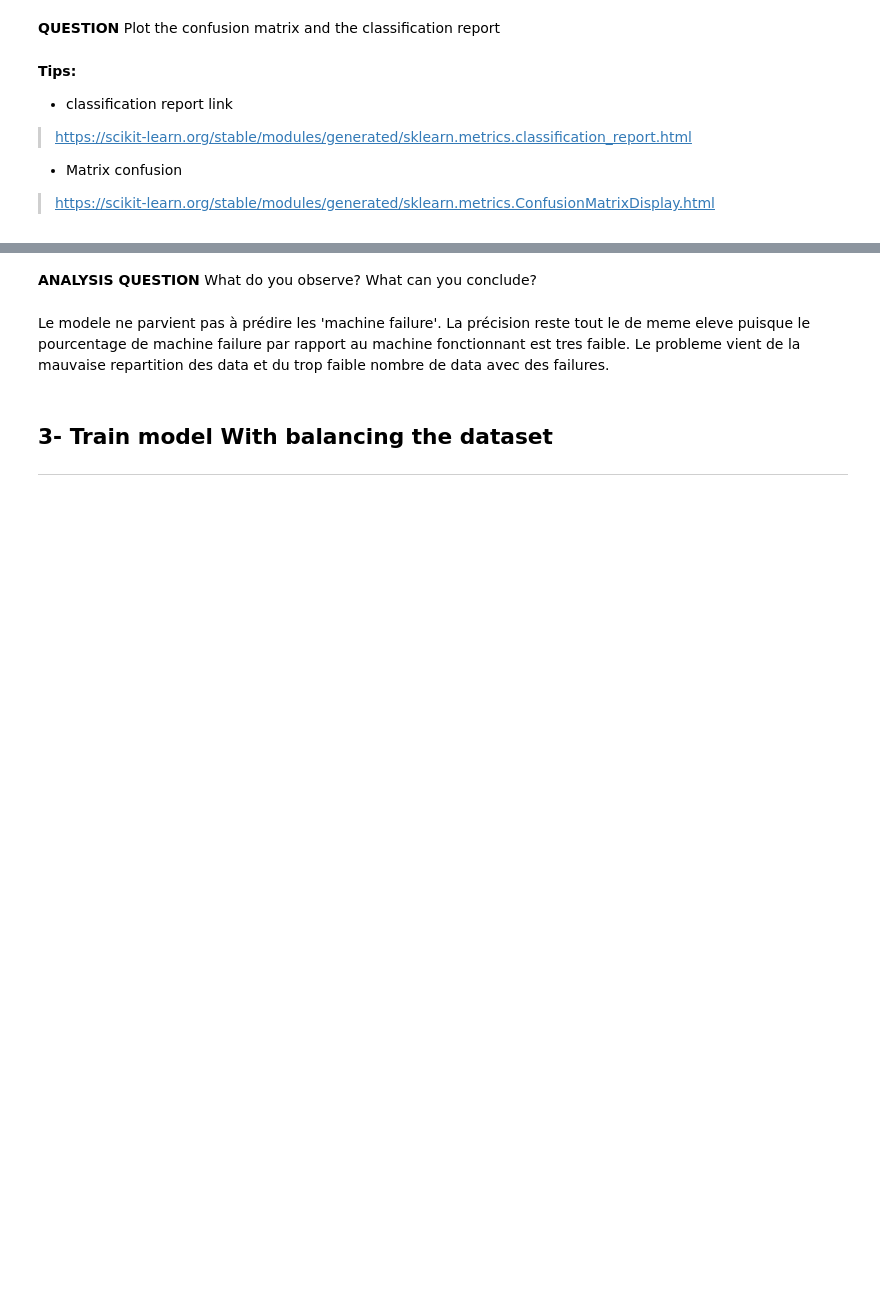
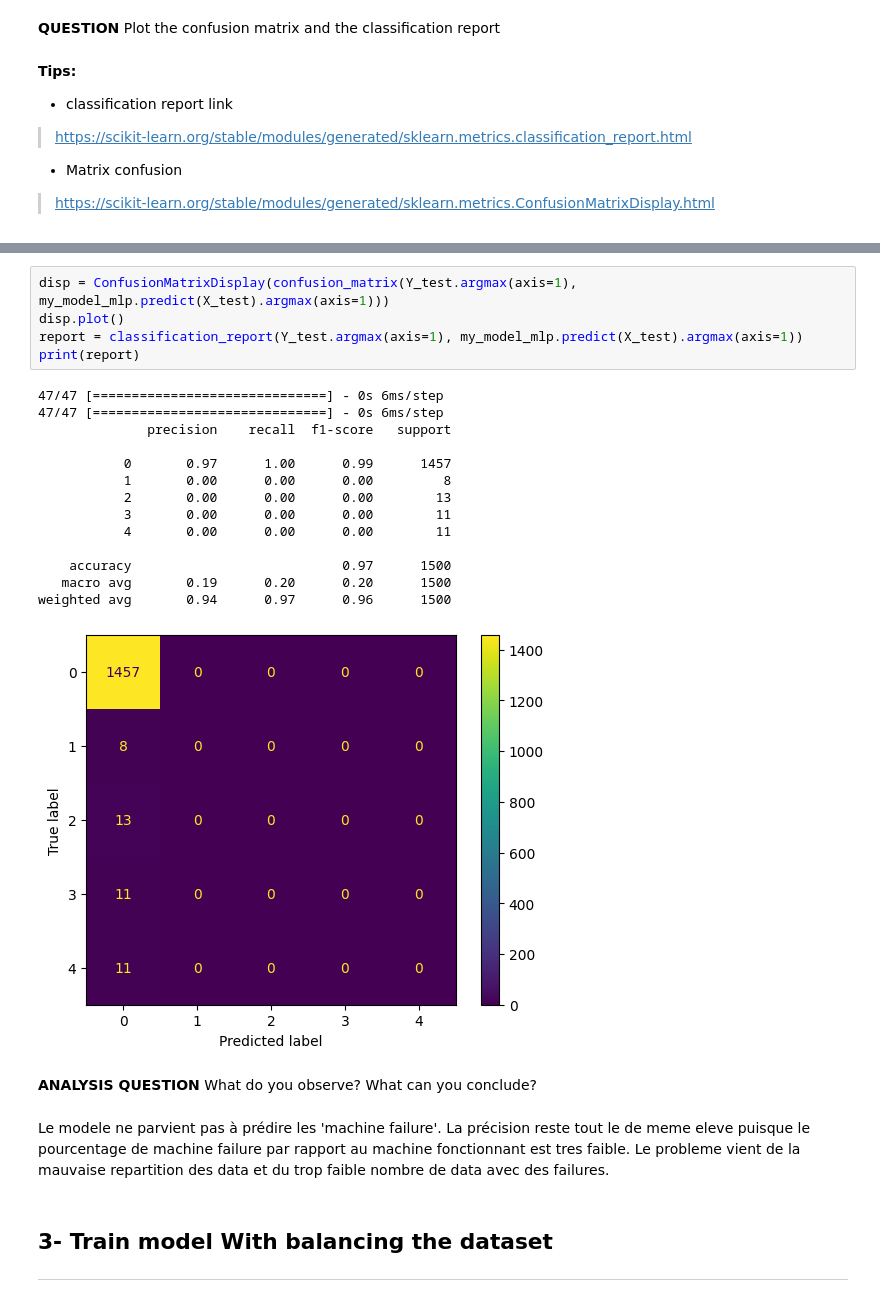
Before and after one commit to mauremathieu/TP_IA_EMBARQUEE, a Jupyter notebook: TP_IA_EMBARQUEE.ipynb, the cells around one changed output, grey strips where cells are left out. Cells and saved outputs as stored; diff of their text form; blank space fills up the shorter version.

```diff
--- a/TP_IA_EMBARQUEE.ipynb
+++ b/TP_IA_EMBARQUEE.ipynb
@@ -338,3 +332,23 @@ Machine functional       0.97      1.00      0.99      1457
+# %%
+disp = ConfusionMatrixDisplay(confusion_matrix(Y_test.argmax(axis=1), my_model_mlp.predict(X_test).argmax(axis=1)))
+disp.plot()
+report = classification_report(Y_test.argmax(axis=1), my_model_mlp.predict(X_test).argmax(axis=1))
+print(report)
+# %% [output]
+47/47 [==============================] - 0s 6ms/step
+47/47 [==============================] - 0s 6ms/step
+              precision    recall  f1-score   support
+
+           0       0.97      1.00      0.99      1457
+           1       0.00      0.00      0.00         8
+           2       0.00      0.00      0.00        13
+           3       0.00      0.00      0.00        11
+           4       0.00      0.00      0.00        11
+
+    accuracy                           0.97      1500
+   macro avg       0.19      0.20      0.20      1500
+weighted avg       0.94      0.97      0.96      1500
+[figure, added]
 # %% [markdown]
 **ANALYSIS QUESTION** What do you observe? What can you conclude?
 # %% [markdown]
```
Also changed, not shown: parts of 9 cells of this notebook.
